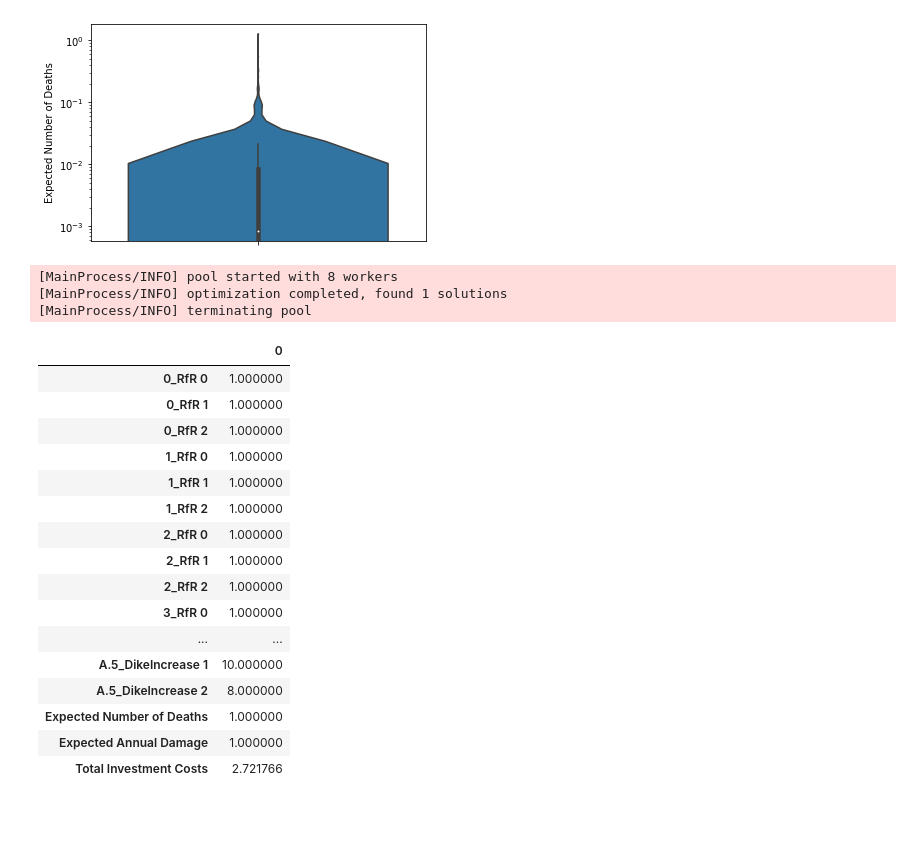
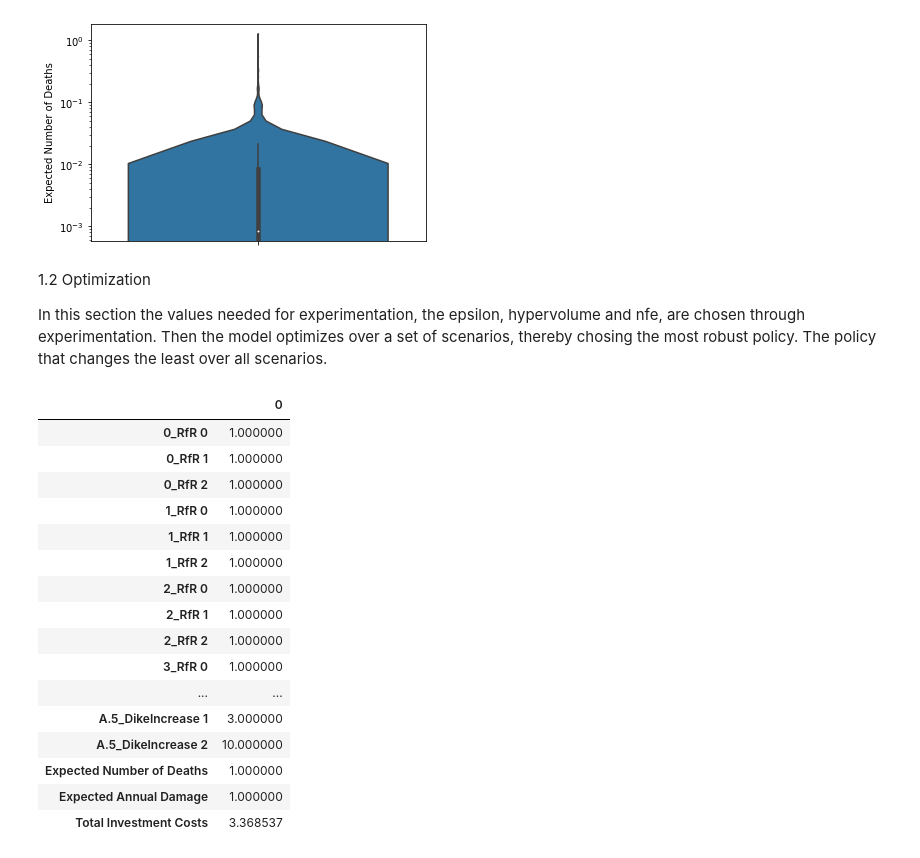
Before and after one commit to hannadenekamp/modelbased, a Jupyter notebook: Robustness.ipynb, the cells around one changed output. Drawn from its saved outputs; the diff is of its cells as text; code cells hidden in the pictures; blank space fills up the shorter version.

```diff
--- a/Robustness.ipynb
+++ b/Robustness.ipynb
@@ -167,6 +183,10 @@ ax.set_yscale('log')
 plt.show()
 # %% [output]
 [figure]
+# %% [markdown]
+1.2 Optimization
+
+In this section the values needed for experimentation, the epsilon, hypervolume and nfe, are chosen through experimentation. Then the model optimizes over a set of scenarios, thereby chosing the most robust policy. The policy that changes the least over all scenarios.
 # %%
 from ema_workbench import (Model, CategoricalParameter,
                            ScalarOutcome, IntegerParameter, RealParameter)
@@ -185,54 +207,52 @@ funcs = {'Expected Number of Deaths':Expected_Number_of_Deaths,
          'Expected Annual Damage': Expected_Annual_Damage,
          'Total Investment Costs': Total_Investment_Costs}
 
-robustnes_functions = [ScalarOutcome('Expected Number of Deaths', kind=MAXIMIZE,
+robustnes_functions = [ScalarOutcome('Expected Number of Deaths', kind=MAXIMIZE, #Maximize to find worst case scenario
                                      function=Expected_Number_of_Deaths),
                        ScalarOutcome('Expected Annual Damage', kind=MAXIMIZE,
                                      function=Expected_Annual_Damage),
                        ScalarOutcome('Total Investment Costs', kind=MAXIMIZE,
                                      function=Total_Investment_Costs),
                       ]
-use_pickle4 = False
+use_pickle4 = True
 if use_pickle4:
     with open('data/moro_results4.pickle', 'rb') as filehandler:
         results4 = pickle.load(filehandler)
 else:
-    # we have to change the plausible max for total investment costs
+    #Define convergence and HyperVolume
     convergence = [HyperVolume(minimum=[0, 0, 0], maximum=[1.01, 1.01, 3.01]),
     EpsilonProgress(),]
-
-    epsilons=[0.025,]*len(robustnes_functions)  #final value of epsilon should be much lower.Just for experiment purposes is 1
+    #Define epsilons
+    epsilons=[0.025,]*len(robustnes_functions)
+    #Optimize over random scenarios
     with MultiprocessingEvaluator(model) as evaluator:
         results4 = evaluator.robust_optimize(robustnes_functions, scenarios, nfe=nfe,
                                                          convergence=convergence, epsilons=epsilons)
-    # Save results in Pickle file
+    #Save results in Pickle file
     with open("data/moro_results4.pickle","wb") as filehandler:
         pickle.dump(results4, filehandler)
 archive1, convergence = results4
-# %% [output]
-[MainProcess/INFO] pool started with 8 workers
-[MainProcess/INFO] optimization completed, found 1 solutions
-[MainProcess/INFO] terminating pool
-# %%
-archive1 = archive1.T
-
-archive1
-# %% [output]
-|  | 0 |
-| 0_RfR 0 | 1.000000 |
-| 0_RfR 1 | 1.000000 |
-| 0_RfR 2 | 1.000000 |
-| 1_RfR 0 | 1.000000 |
-| 1_RfR 1 | 1.000000 |
-| 1_RfR 2 | 1.000000 |
-| 2_RfR 0 | 1.000000 |
-| 2_RfR 1 | 1.000000 |
-| 2_RfR 2 | 1.000000 |
-| 3_RfR 0 | 1.000000 |
-| ... | ... |
-| A.5_DikeIncrease 1 | 10.000000 |
-| A.5_DikeIncrease 2 | 8.000000 |
-| Expected Number of Deaths | 1.000000 |
-| Expected Annual Damage | 1.000000 |
-| Total Investment Costs | 2.721766 |
+# %%
+#Values of variables of optimal policy
+archive2 = archive1.T
+
+archive2
+# %% [output]
+|  | 0 |
+| 0_RfR 0 | 1.000000 |
+| 0_RfR 1 | 1.000000 |
+| 0_RfR 2 | 1.000000 |
+| 1_RfR 0 | 1.000000 |
+| 1_RfR 1 | 1.000000 |
+| 1_RfR 2 | 1.000000 |
+| 2_RfR 0 | 1.000000 |
+| 2_RfR 1 | 1.000000 |
+| 2_RfR 2 | 1.000000 |
+| 3_RfR 0 | 1.000000 |
+| ... | ... |
+| A.5_DikeIncrease 1 | 3.000000 |
+| A.5_DikeIncrease 2 | 10.000000 |
+| Expected Number of Deaths | 1.000000 |
+| Expected Annual Damage | 1.000000 |
+| Total Investment Costs | 3.368537 |
 # %%
```
Also changed, not shown: parts of 45 cells of this notebook.
